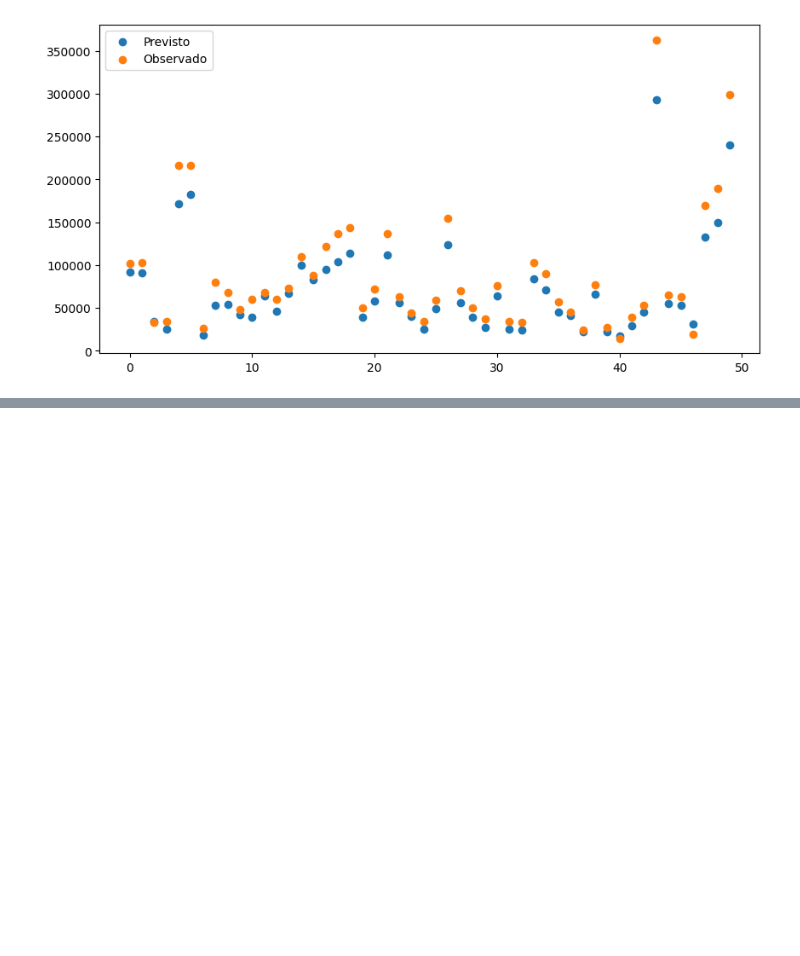
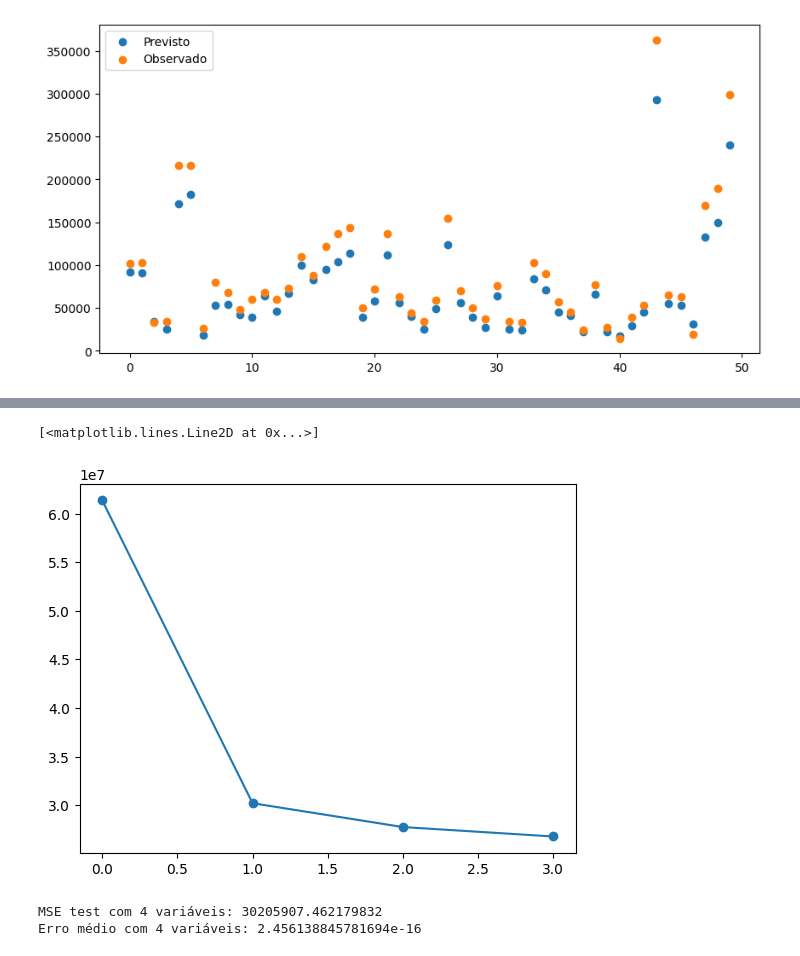
Before and after one commit to MarcoAfB/Machine_Learning, a Jupyter notebook: Linear_Regression.ipynb, the cells around one changed output, grey strips where cells are left out. Saved outputs shown, nothing was run; the diff lists cells and outputs as text; code cells hidden in the pictures; blank space fills up the shorter version.

Commit message:
Forward_selection

```diff
--- a/Linear_Regression.ipynb
+++ b/Linear_Regression.ipynb
@@ -50,7 +50,6 @@ class LR():
     '''Uma das formas de tentar selecionar os melhores features
     do modelo, assim podemos diminuir a quantia de variáveis'''
     def Forward_selection(self, n_feature):
-        k= 1
         # Manter as dimensão do data-set
         axis_x, axis_y = self.x.shape
         # Copiar a data-set pois serão feitas alterações nele
@@ -65,7 +64,6 @@ class LR():
             # Mantém a primeira coluna para o intercept e das variáveis já selecionadas
             feature = np.array(select_feature[:,:i+1])
             select = 0
-
             for j in range(1, axis_y-i+1):
 
                 feature[:, i] = x[:, j]
@@ -261,3 +259,21 @@ plt.legend()
 # %% [output]
 <matplotlib.legend.Legend at 0x...>
 [figure]
+# %%
+'''Podemos usar técnicas que buscam restringir o modelo tirar sua complexidade para que ele possa
+generalizar melhor nos dados ainda não observados'''
+mse_for = np.ones([len(train_data[0])-2, 1])
+
+for i in range(1,len(train_data[0])-1):
+    data_forward = multi_dim.Forward_selection(i)
+    test_forward = LR(data_forward, np_y)
+
+    BB_forward = test_forward.least_square()
+    hat_forward = test_forward.prediction(data_forward)
+    mse_forward = test_forward.MSE(hat_forward, np_y)
+    print(f"MSE test com {i} variáveis: {mse_forward}")
+
+    # Para melhor interpretação podemos usar o erro médio
+    erro_medio = np.mean(np_y - hat_forward) / np.mean(np_y)
+    print(f"Erro médio com {i} variáveis: {erro_medio}\n")
+    mse_for[i-1] =  mse_forward
@@ -263,0 +292,19 @@ plt.legend()
+# %%
+plt.plot(list(range(4)), mse_for, linestyle='-', marker='o')
+# %% [output]
+[<matplotlib.lines.Line2D at 0x...>]
+[figure, added]
+# %%
+data_forward = multi_dim.Forward_selection(2)
+test_forward = LR(data_forward, np_y)
+
+BB_forward = test_forward.least_square()
+hat_forward = test_forward.prediction(data_forward)
+mse_forward = test_forward.MSE(hat_forward, np_y)
+
+
+# Para melhor interpretação podemos usar o erro médio
+erro_medio = np.mean(np_y - hat_forward) / np.mean(np_y)
+# %% [output]
+MSE test com 4 variáveis: 30205907.462179832
+Erro médio com 4 variáveis: 2.456138845781694e-16
```
Also changed, not shown: parts of 1 cell of this notebook.
